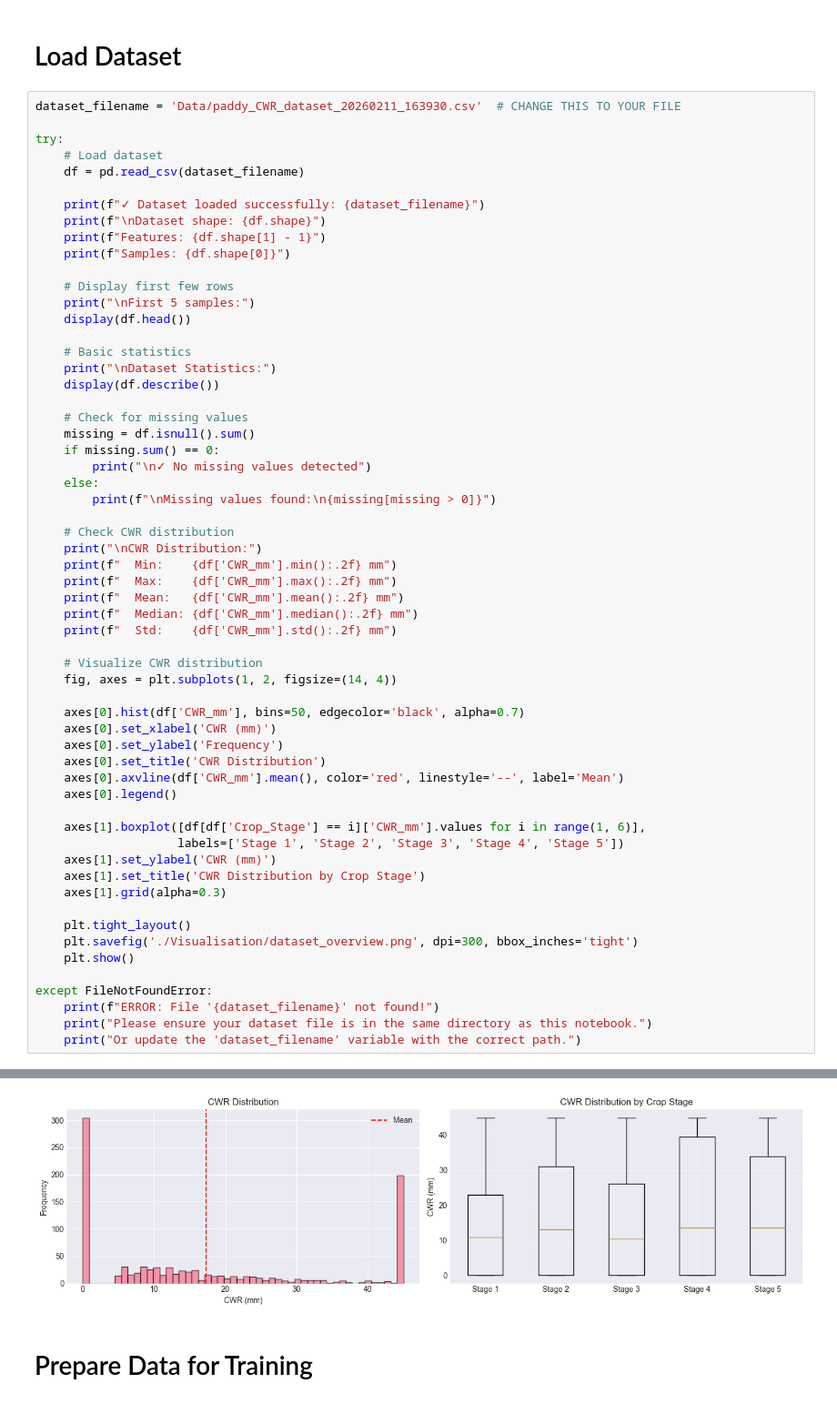
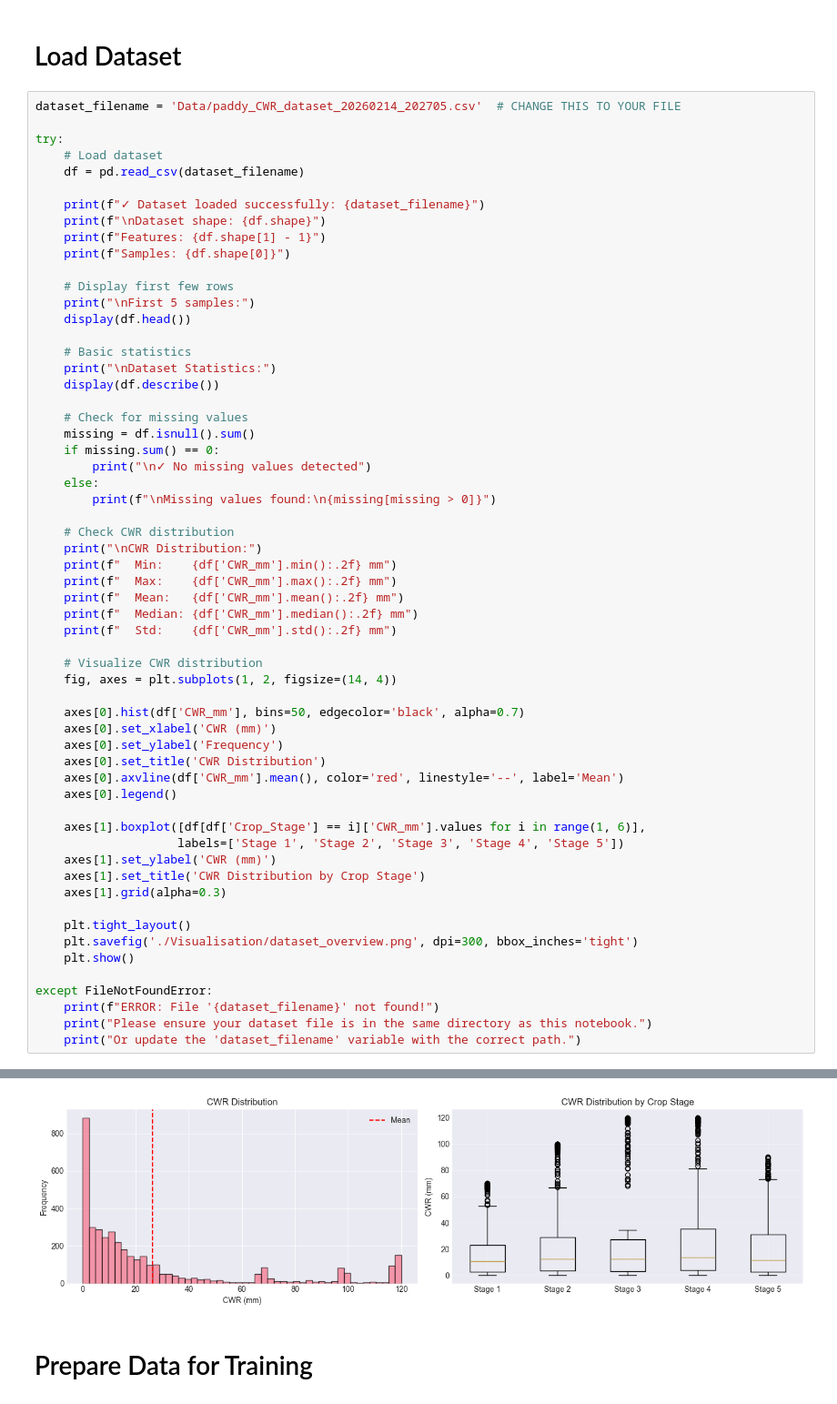
Before and after one commit to YERAN0105/FYP, a Jupyter notebook: Notebooks/CWR/CWR_prediction.ipynb, the cells around one changed output, grey strips where cells are left out. Shown at 91% size. Cells and saved outputs as stored; diff of their text form.

```diff
--- a/Notebooks/CWR/CWR_prediction.ipynb
+++ b/Notebooks/CWR/CWR_prediction.ipynb
@@ -84,7 +72,7 @@ Timestamp: 2026-02-11 18:37:12
 # %% [markdown]
 # Load Dataset
 # %%
-dataset_filename = 'Data/paddy_CWR_dataset_20260211_163930.csv'  # CHANGE THIS TO YOUR FILE
+dataset_filename = 'Data/paddy_CWR_dataset_20260214_202705.csv'  # CHANGE THIS TO YOUR FILE
 
 try:
     # Load dataset
@@ -177,4 +165,4 @@ CWR Distribution:
-[figure, old version]
+[figure, new version]
 # %% [markdown]
 # Prepare Data for Training
 # %%
```
Also changed, not shown: parts of 18 cells of this notebook, 3 other files.
